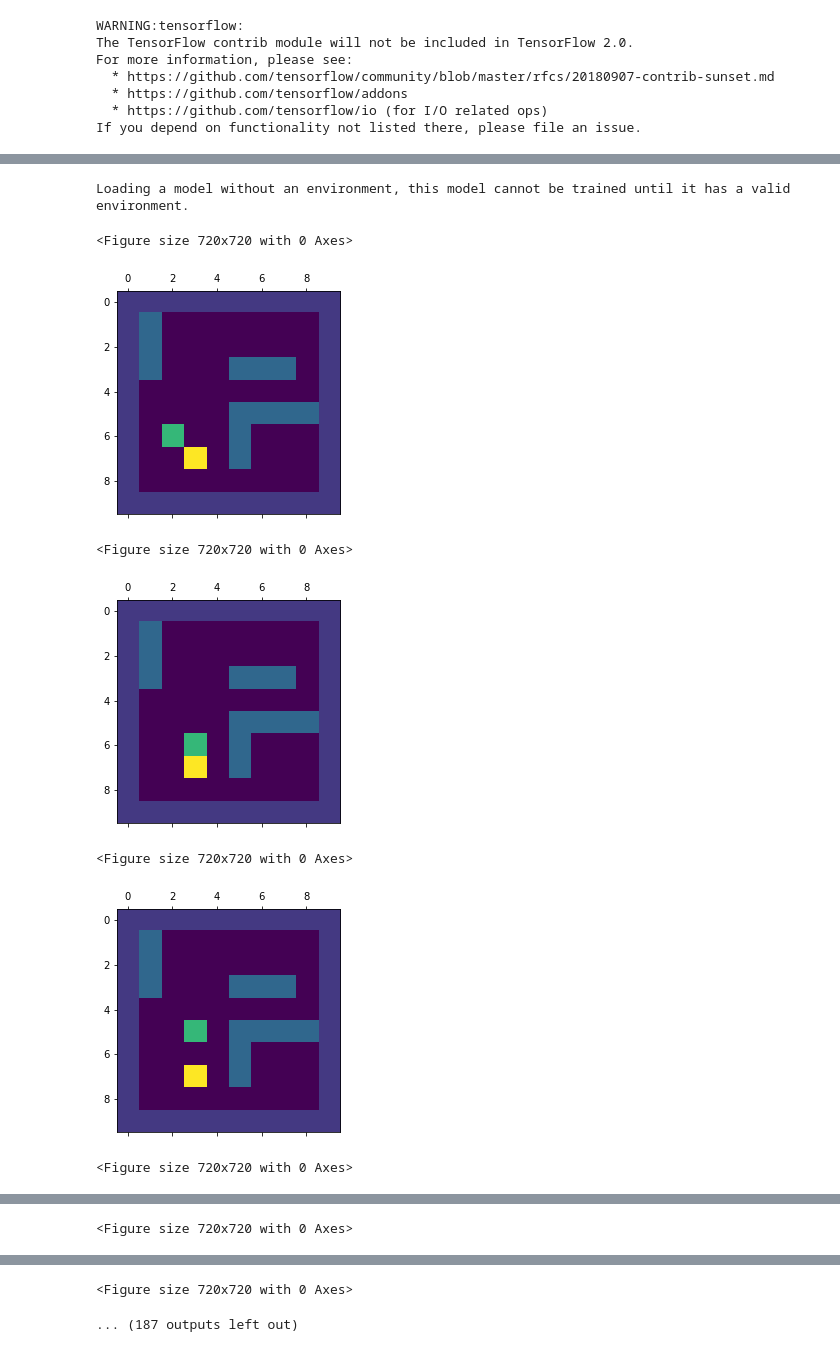
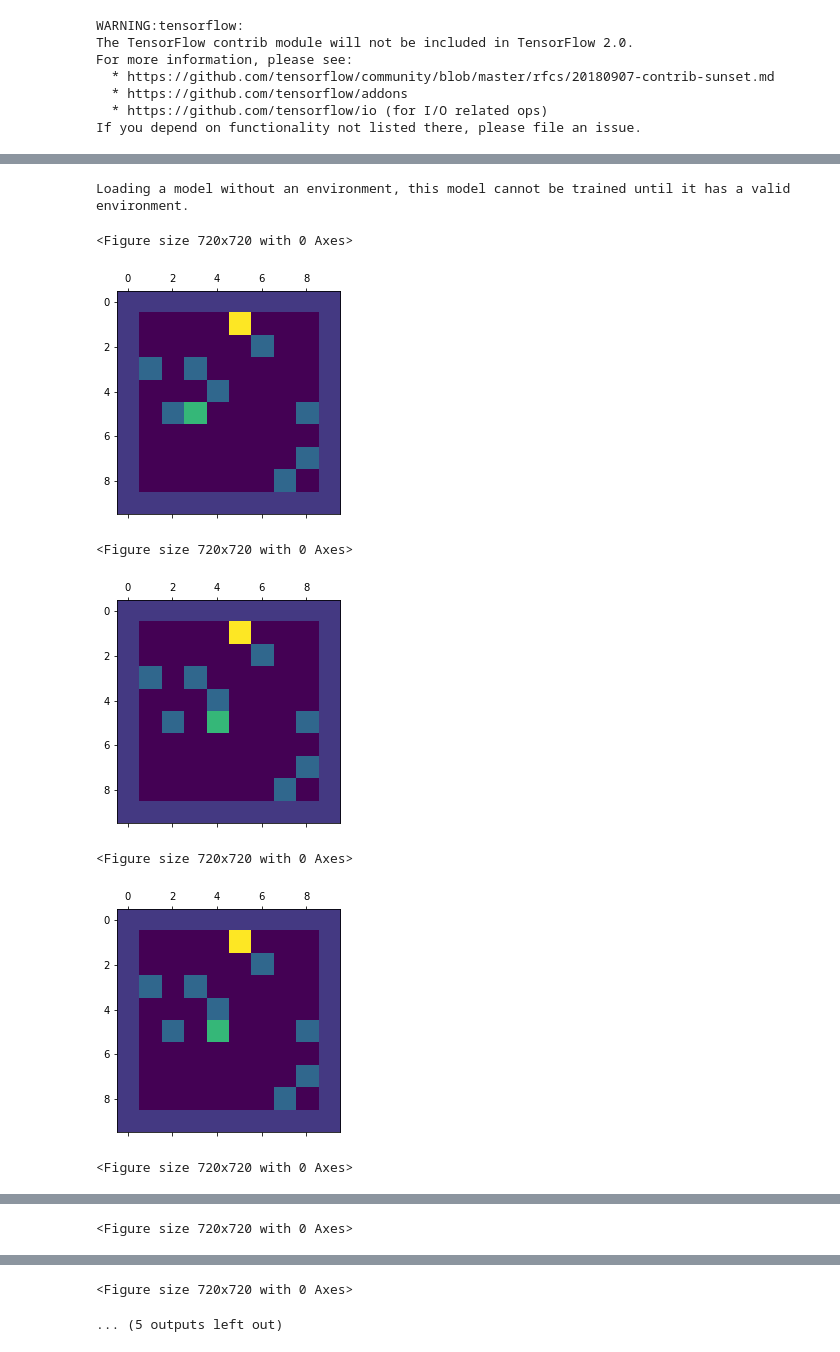
Before and after one commit to fpedd/ees-pees, a Jupyter notebook: backend/rl_testing/openai_fakegym.ipynb, the cells around one changed output, grey strips where cells are left out. Cells and saved outputs as stored; diff of their text form; code cells hidden in the pictures.

```diff
--- a/backend/rl_testing/openai_fakegym.ipynb
+++ b/backend/rl_testing/openai_fakegym.ipynb
@@ -61,10 +61,10 @@ class MyObservation():
 
 
 class MyEnv(FakeGym):
-    def __init__(self, seed=None, N=10, num_of_sensors=4, obstacles_each=2,
+    def __init__(self, seed=None, N=10, num_of_sensors=4, obs_len=1, obstacles_each=4,
                  step_range=(1, 1), action_type="discrete",
                  discrete_action_shaping="flatten", obs=MyObservation):
-        super(MyEnv, self).__init__(seed, N, num_of_sensors, obstacles_each, step_range, action_type, discrete_action_shaping, obs)
+        super(MyEnv, self).__init__(seed, N, num_of_sensors, obstacles_each, step_range, action_type, discrete_action_shaping, obs, obs_len=1)
 
 
     def calc_reward(self):
@@ -103,14 +103,10 @@ class MyEnv(FakeGym):
 env = MyEnv()
 check_env(env)
 # %%
-time_steps = 10**3
-reward_function = "nReward2"
-fake = "WebotFakeMini"
-name = "TRPO_pj1"
-model_name = "PPO_{}_{}_{}_{}".format(fake, name, reward_function, time_steps)
-
+time_steps = 2*10**5
+model_name = "PPO1_fake_200k"
 model = PPO1("MlpPolicy", env, verbose=1)
-model.learn(total_timesteps=time_steps, log_interval=100)
+model.learn(total_timesteps=time_steps, log_interval=10000)
 model.save("../models/keep/{}".format(model_name))
 del model
 # %% [output]
@@ -134,20 +130,20 @@ Evaluating losses...
 # %%
-model = PPO1.load("../models/fake/{}".format(model_name))
+model = PPO1.load("../models/keep/{}".format(model_name))
 
 env = MyEnv(N=10)
 obs = env.reset()
 for _ in range(200):
     action, _states = model.predict(obs)
     obs, rewards, done, info = env.step(action)
     env.render()
     if done is True:
         break
 # %% [output]
 Loading a model without an environment, this model cannot be trained until it has a valid environment.
 <Figure size 720x720 with 0 Axes>
-[figure, old version]
+[figure, new version]
 <Figure size 720x720 with 0 Axes>
-[figure, old version]
+[figure, new version]
 <Figure size 720x720 with 0 Axes>
-[figure, old version]
+[figure, new version]
 <Figure size 720x720 with 0 Axes>
@@ -157,2 +153,2 @@ Loading a model without an environment, this model cannot be trained until it ha
 <Figure size 720x720 with 0 Axes>
-... (187 outputs left out)
+... (5 outputs left out)
```
Also changed, not shown: parts of 2 cells of this notebook, 2 other files.
